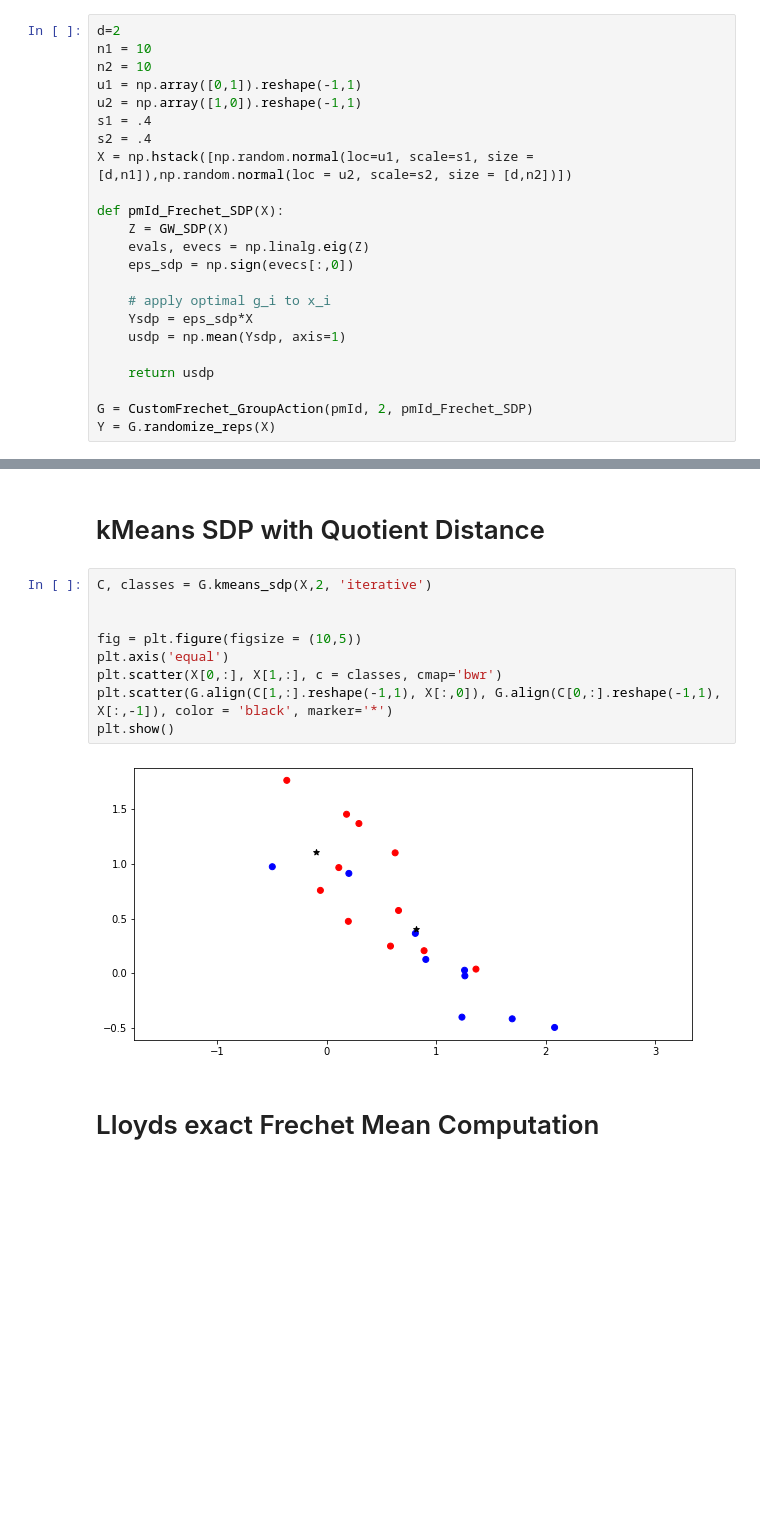
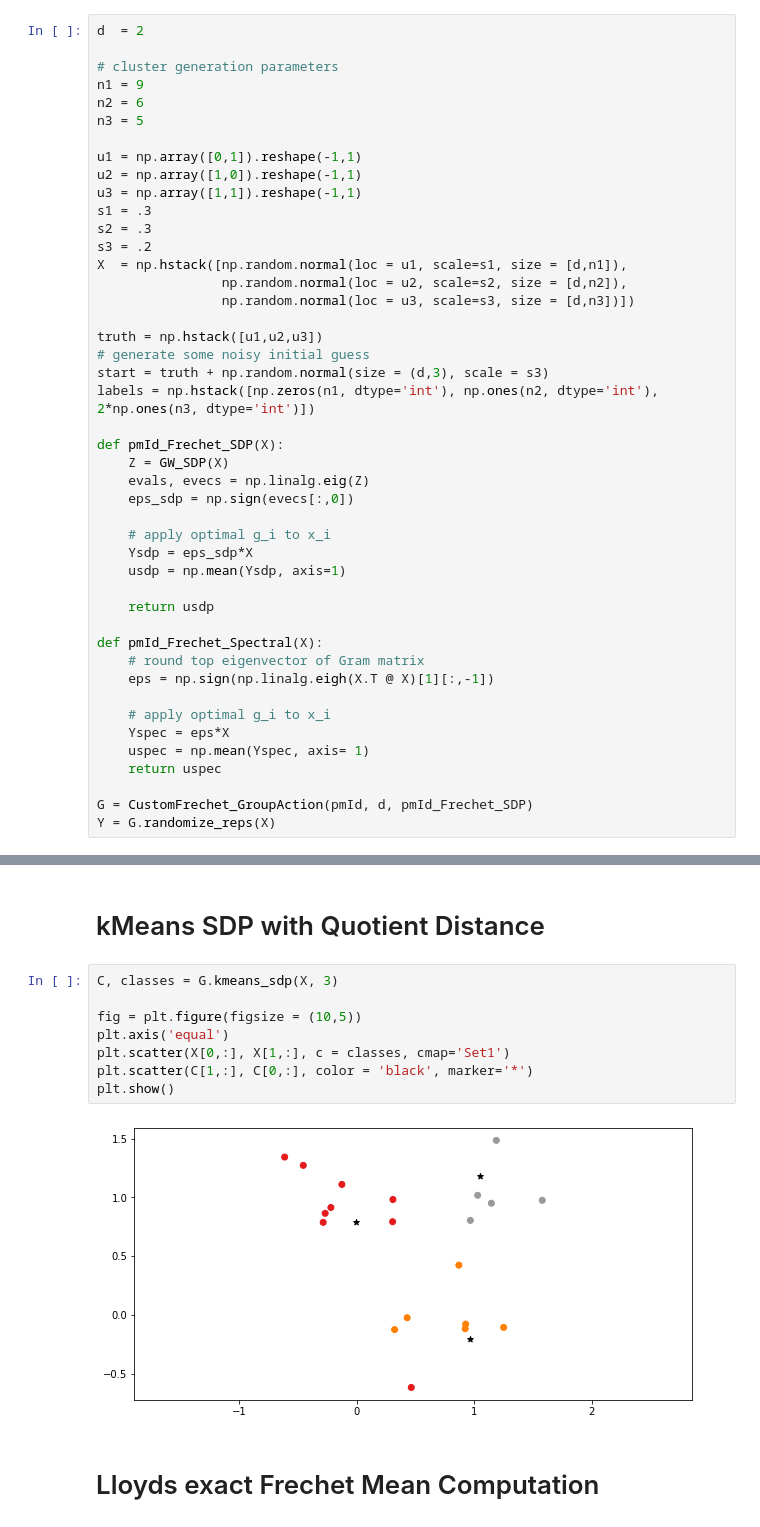
Before and after one commit to willeyna/FrechetMeans, a Jupyter notebook: kFrechetMeans.ipynb, the cells around one changed output, grey strips where cells are left out. Drawn from its saved outputs; the diff is of its cells as text; blank space fills up the shorter version.

Commit message:
added init params to kmeans and updated ipynb examples

```diff
--- a/kFrechetMeans.ipynb
+++ b/kFrechetMeans.ipynb
@@ -3,14 +3,27 @@ import numpy as np
 import matplotlib.pyplot as plt
 from groupy import *
 # %%
-d=2
-n1 = 10
-n2 = 10
+d  = 2
+
+# cluster generation parameters
+n1 = 9
+n2 = 6
+n3 = 5
+
 u1 = np.array([0,1]).reshape(-1,1)
 u2 = np.array([1,0]).reshape(-1,1)
-s1 = .4
-s2 = .4
-X = np.hstack([np.random.normal(loc=u1, scale=s1, size = [d,n1]),np.random.normal(loc = u2, scale=s2, size = [d,n2])])
+u3 = np.array([1,1]).reshape(-1,1)
+s1 = .3
+s2 = .3
+s3 = .2
+X  = np.hstack([np.random.normal(loc = u1, scale=s1, size = [d,n1]),
+                np.random.normal(loc = u2, scale=s2, size = [d,n2]),
+                np.random.normal(loc = u3, scale=s3, size = [d,n3])])
+
+truth = np.hstack([u1,u2,u3])
+# generate some noisy initial guess
+start = truth + np.random.normal(size = (d,3), scale = s3)
+labels = np.hstack([np.zeros(n1, dtype='int'), np.ones(n2, dtype='int'), 2*np.ones(n3, dtype='int')])
 
 def pmId_Frechet_SDP(X):
     Z = GW_SDP(X)
@@ -23,5 +36,14 @@ def pmId_Frechet_SDP(X):
 
     return usdp
 
-G = CustomFrechet_GroupAction(pmId, 2, pmId_Frechet_SDP)
+def pmId_Frechet_Spectral(X):
+    # round top eigenvector of Gram matrix
+    eps = np.sign(np.linalg.eigh(X.T @ X)[1][:,-1])
+
+    # apply optimal g_i to x_i
+    Yspec = eps*X
+    uspec = np.mean(Yspec, axis= 1)
+    return uspec
+
+G = CustomFrechet_GroupAction(pmId, d, pmId_Frechet_SDP)
 Y = G.randomize_reps(X)
@@ -28,16 +74,15 @@ Y = G.randomize_reps(X)
 # %% [markdown]
 # kMeans SDP with Quotient Distance
 # %%
-C, classes = G.kmeans_sdp(X,2, 'iterative')
-
+C, classes = G.kmeans_sdp(X, 3)
 
 fig = plt.figure(figsize = (10,5))
 plt.axis('equal')
-plt.scatter(X[0,:], X[1,:], c = classes, cmap='bwr')
-plt.scatter(G.align(C[1,:].reshape(-1,1), X[:,0]), G.align(C[0,:].reshape(-1,1), X[:,-1]), color = 'black', marker='*')
+plt.scatter(X[0,:], X[1,:], c = classes, cmap='Set1')
+plt.scatter(C[1,:], C[0,:], color = 'black', marker='*')
 plt.show()
 # %% [output]
-[figure, old version]
+[figure, new version]
 # %% [markdown]
 # Lloyds exact Frechet Mean Computation
 # %%
```
Also changed, not shown: parts of 9 cells of this notebook, 1 other file.
